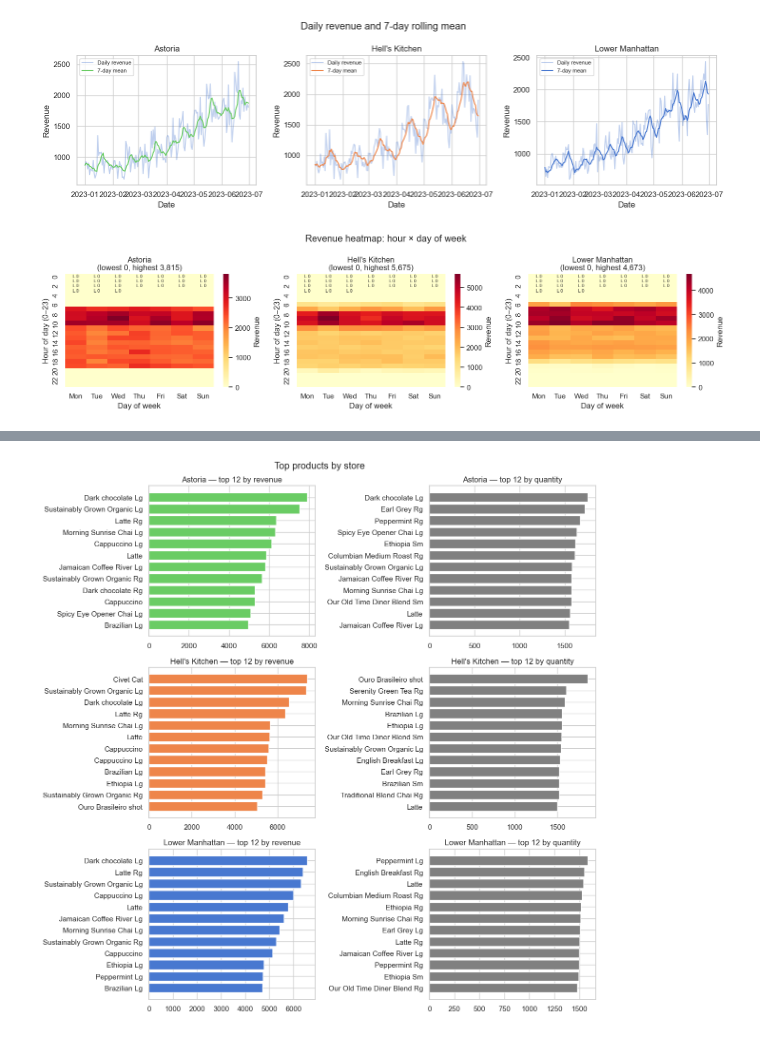
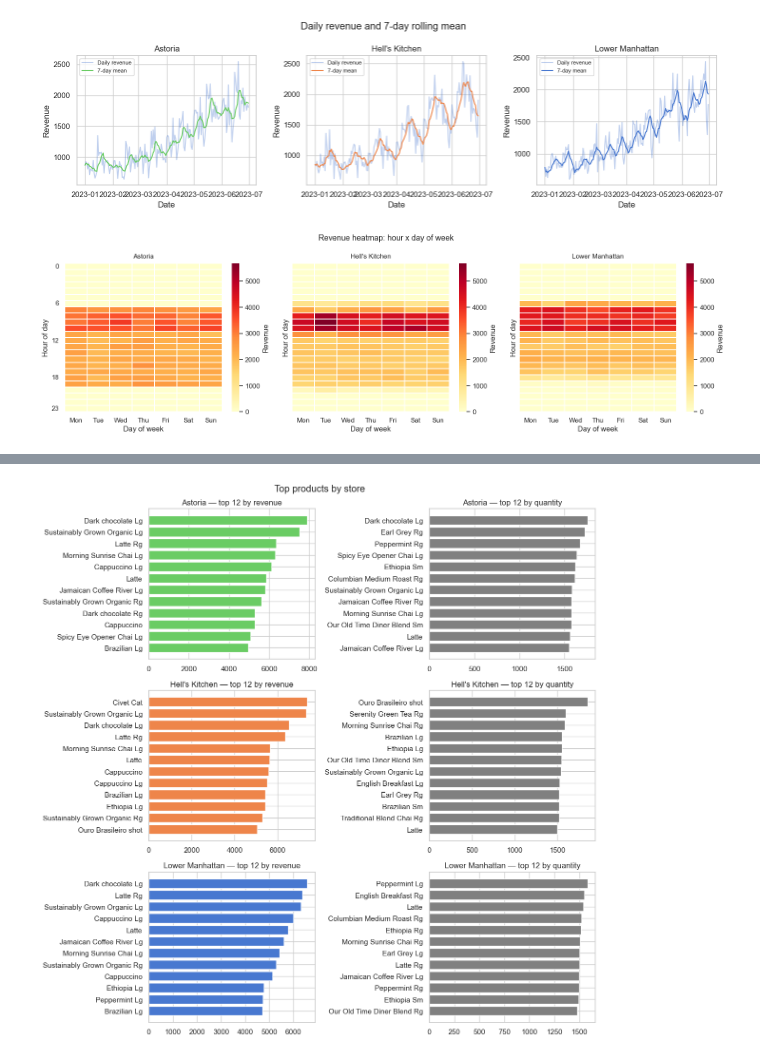
Before and after one commit to Jaskabraska/semestral_work_DD, a Jupyter notebook: notebooks/coffee_shop_inventory (1).ipynb, the cells around one changed output, grey strips where cells are left out. Saved outputs shown, nothing was run; the diff lists cells and outputs as text; code cells hidden in the pictures.

```diff
--- a/notebooks/coffee_shop_inventory (1).ipynb
+++ b/notebooks/coffee_shop_inventory (1).ipynb
@@ -54,8 +54,10 @@ Data path exists: False
 
 Load the **Transactions** sheet, inspect shape, dtypes, and missing values.
 # %%
-'raw = pd.read_excel(DATA_PATH, sheet_name="Transactions", engine="openpyxl")'
-raw = pd.read_excel("Coffee Shop Sales.xlsx")
+if not DATA_PATH.exists():
+    raise FileNotFoundError(f"Data file not found: {DATA_PATH}")
+
+raw = pd.read_excel(DATA_PATH, sheet_name="Transactions", engine="openpyxl")
 print("Shape:", raw.shape)
 print(raw.dtypes)
 raw.info()
@@ -754,58 +756,74 @@ plt.show()
 # %% [output]
 [figure]
 # %%
+# Revenue heatmap by store, hour, and day of week (clean visual, no annotations)
 heat = (
     df.groupby(["store_location", "dow", "hour"], observed=True)["line_revenue"]
     .sum()
     .reset_index()
 )
+
 dow_labels = ["Mon", "Tue", "Wed", "Thu", "Fri", "Sat", "Sun"]
+stores = sorted(heat["store_location"].unique())
 
-
-def heatmap_min_max_annot(pivot: pd.DataFrame):
-    """Labels only cells at the lowest and highest values (ties all labelled)."""
-    arr = pivot.to_numpy(dtype=float)
-    lo, hi = float(np.nanmin(arr)), float(np.nanmax(arr))
-    out = pd.DataFrame("", index=pivot.index, columns=pivot.columns)
-    is_lo = np.isclose(arr, lo)
-    is_hi = np.isclose(arr, hi)
-    fmt = lambda v: f"{v:,.0f}"
-    for r in range(arr.shape[0]):
-        for c in range(arr.shape[1]):
-            v = arr[r, c]
-            if is_hi[r, c] and is_lo[r, c]:
-                out.iloc[r, c] = fmt(v)
-            elif is_hi[r, c]:
-                out.iloc[r, c] = f"H {fmt(v)}"
-            elif is_lo[r, c]:
-                out.iloc[r, c] = f"L {fmt(v)}"
-    return out, lo, hi
-
-
-fig, axes = plt.subplots(1, 3, figsize=(15, 4))
-for ax, store in zip(axes, sorted(heat["store_location"].unique()), strict=True):
+# Build store pivots first so all panels share a consistent colour scale
+store_pivots = {}
+for store in stores:
     sub = heat[heat["store_location"] == store]
     pivot = sub.pivot(index="hour", columns="dow", values="line_revenue").reindex(
-        columns=range(7), fill_value=0
+        index=range(24), columns=range(7), fill_value=0
     )
-    pivot = pivot.reindex(range(24), fill_value=0)
     pivot.columns = dow_labels
-    annot, lo, hi = heatmap_min_max_annot(pivot)
+    store_pivots[store] = pivot
+
+vmax = max(p.values.max() for p in store_pivots.values())
+
+fig, axes = plt.subplots(1, len(stores), figsize=(16, 4.8), sharey=True)
+if len(stores) == 1:
+    axes = [axes]
+
+for ax, store in zip(axes, stores, strict=True):
+    pivot = store_pivots[store]
     sns.heatmap(
         pivot,
         cmap="YlOrRd",
+        vmin=0,
+        vmax=vmax,
+        linewidths=0.25,
+        linecolor="white",
+        cbar_kws={"label": "Revenue"},
         ax=ax,
-        annot=annot,
-        fmt="s",
-        annot_kws={"size": 7},
-        cbar_kws={"label": "Revenue"},
     )
-    ax.set_title(f"{store}\n(lowest {lo:,.0f}, highest {hi:,.0f})")
+    ax.set_title(store, fontsize=11, pad=8)
     ax.set_xlabel("Day of week")
-    ax.set_ylabel("Hour of day (0–23)")
-fig.suptitle("Revenue heatmap: hour × day of week")
+    ax.set_ylabel("Hour of day")
+    ax.set_yticks([0.5, 6.5, 12.5, 18.5, 23.5])
+    ax.set_yticklabels([0, 6, 12, 18, 23], rotation=0)
+
+fig.suptitle("Revenue heatmap: hour x day of week", fontsize=13)
 fig.tight_layout()
 fig.savefig(OUTPUTS_DIR / "fig_heatmap_hour_dow.png", bbox_inches="tight")
 plt.show()
+
+# Table below: highest day of week by revenue share for each store
+top_day_rows = []
+for store, pivot in store_pivots.items():
+    day_totals = pivot.sum(axis=0)
+    top_day = day_totals.idxmax()
+    top_revenue = float(day_totals.loc[top_day])
+    total_revenue = float(day_totals.sum())
+    share_pct = (top_revenue / total_revenue * 100) if total_revenue > 0 else np.nan
+    top_day_rows.append(
+        {
+            "store_location": store,
+            "top_day": top_day,
+            "top_day_revenue": round(top_revenue, 2),
+            "top_day_share_pct": round(share_pct, 2),
+        }
+    )
+
+top_day_summary = pd.DataFrame(top_day_rows).sort_values("store_location").reset_index(drop=True)
+print("Highest day by revenue share (per store):")
+display(top_day_summary)
 # %% [output]
-[figure, old version]
+[figure, new version]
```
Also changed, not shown: parts of 21 cells of this notebook.
